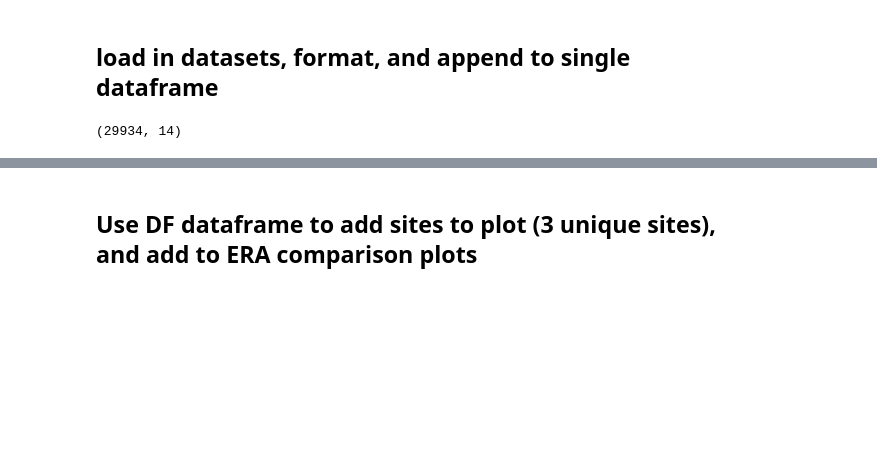
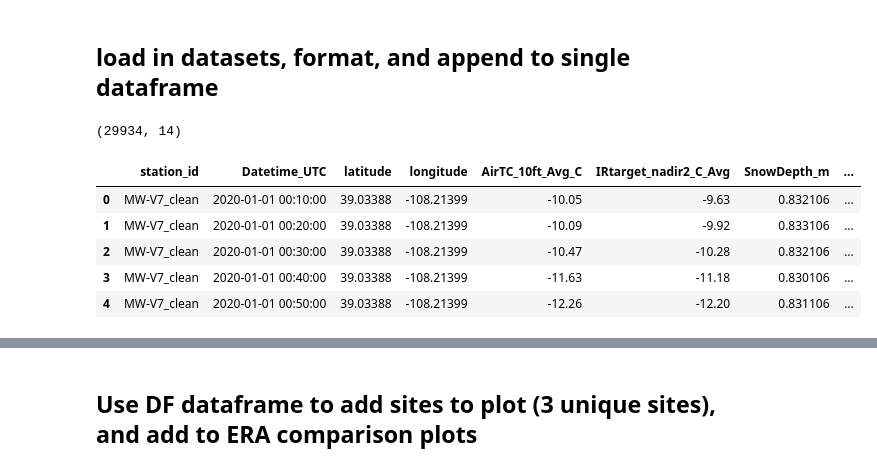
Before and after one commit to snowex-hackweek/hot-pow, a Jupyter notebook: contributors/Jeremy_Johnston/MetSite_ClipExtract.ipynb, the cells around one changed output, grey strips where cells are left out. Cells and saved outputs as stored; diff of their text form; code cells hidden in the pictures; blank space fills up the shorter version.

```diff
--- a/contributors/Jeremy_Johnston/MetSite_ClipExtract.ipynb
+++ b/contributors/Jeremy_Johnston/MetSite_ClipExtract.ipynb
@@ -84,3 +84,12 @@ for file in files:
 DF.shape
 # %% [output]
 (29934, 14)
+# %%
+DF.head()
+# %% [output]
+|  | station_id | Datetime_UTC | latitude | longitude | AirTC_10ft_Avg_C | IRtarget_nadir2_C_Avg | SnowDepth_m | ... |
+| 0 | MW-V7_clean | 2020-01-01 00:10:00 | 39.03388 | -108.21399 | -10.05 | -9.63 | 0.832106 | ... |
+| 1 | MW-V7_clean | 2020-01-01 00:20:00 | 39.03388 | -108.21399 | -10.09 | -9.92 | 0.833106 | ... |
+| 2 | MW-V7_clean | 2020-01-01 00:30:00 | 39.03388 | -108.21399 | -10.47 | -10.28 | 0.832106 | ... |
+| 3 | MW-V7_clean | 2020-01-01 00:40:00 | 39.03388 | -108.21399 | -11.63 | -11.18 | 0.830106 | ... |
+| 4 | MW-V7_clean | 2020-01-01 00:50:00 | 39.03388 | -108.21399 | -12.26 | -12.20 | 0.831106 | ... |
```
Also changed, not shown: parts of 20 cells of this notebook.
